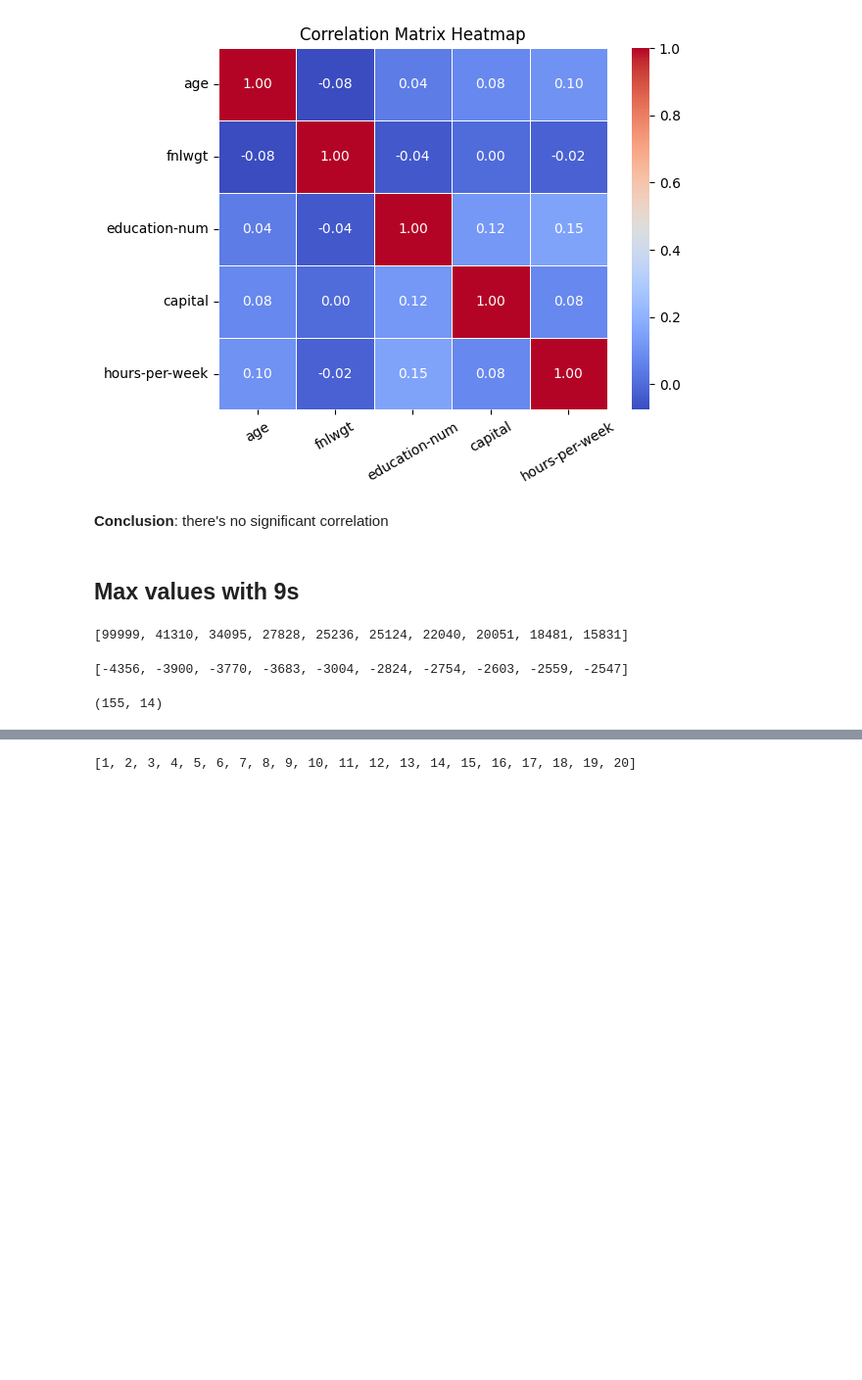
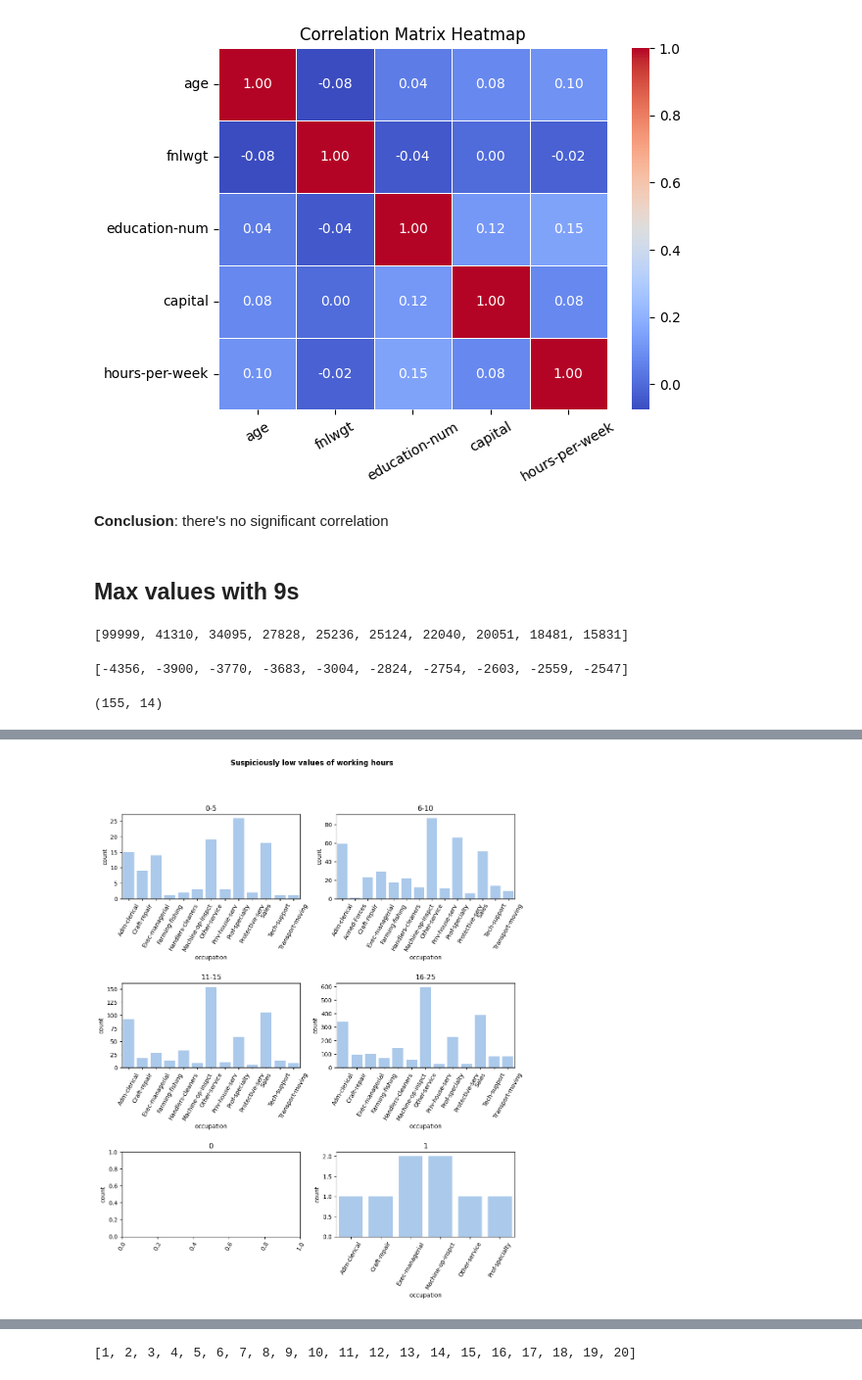
Before and after one commit to Staszek15/Data-Mining-Project, a Jupyter notebook: adults_cleaning.ipynb, the cells around one changed output, grey strips where cells are left out. Shown at 98% size. Saved outputs shown, nothing was run; the diff lists cells and outputs as text; code cells hidden in the pictures; blank space fills up the shorter version.

```diff
--- a/adults_cleaning.ipynb
+++ b/adults_cleaning.ipynb
@@ -312,0 +317,26 @@ check_largest(df, "hours-per-week", 20)
+# %%
+fig, axes = plt.subplots(3,2, figsize=(12,13))
+
+plt.suptitle("Suspiciously low values of working hours", fontweight = "bold")
+
+count_sth_grouped(df_less_nulls, 5, 'hours-per-week', 'occupation', "0-5",
+                  'between', -1, ax=axes[0,0])
+
+count_sth_grouped(df_less_nulls, 10, 'hours-per-week', 'occupation', "6-10",
+                  'between', 5, ax=axes[0,1])
+
+count_sth_grouped(df_less_nulls, 15, 'hours-per-week', 'occupation', "11-15",
+                  'between', 10, ax=axes[1,0])
+
+count_sth_grouped(df_less_nulls, 25, 'hours-per-week', 'occupation', "16-25",
+                  'between', 15, ax=axes[1,1])
+
+count_sth_grouped(df_less_nulls, 0, 'hours-per-week', 'occupation', "0",
+                  'equal',ax=axes[2,0])
+
+count_sth_grouped(df_less_nulls, 1, 'hours-per-week', 'occupation', "1",
+                  'equal',ax=axes[2,1])
+
+plt.subplots_adjust(hspace=1)
+# %% [output]
+[figure, added]
```
Also changed, not shown: parts of 15 cells of this notebook.
